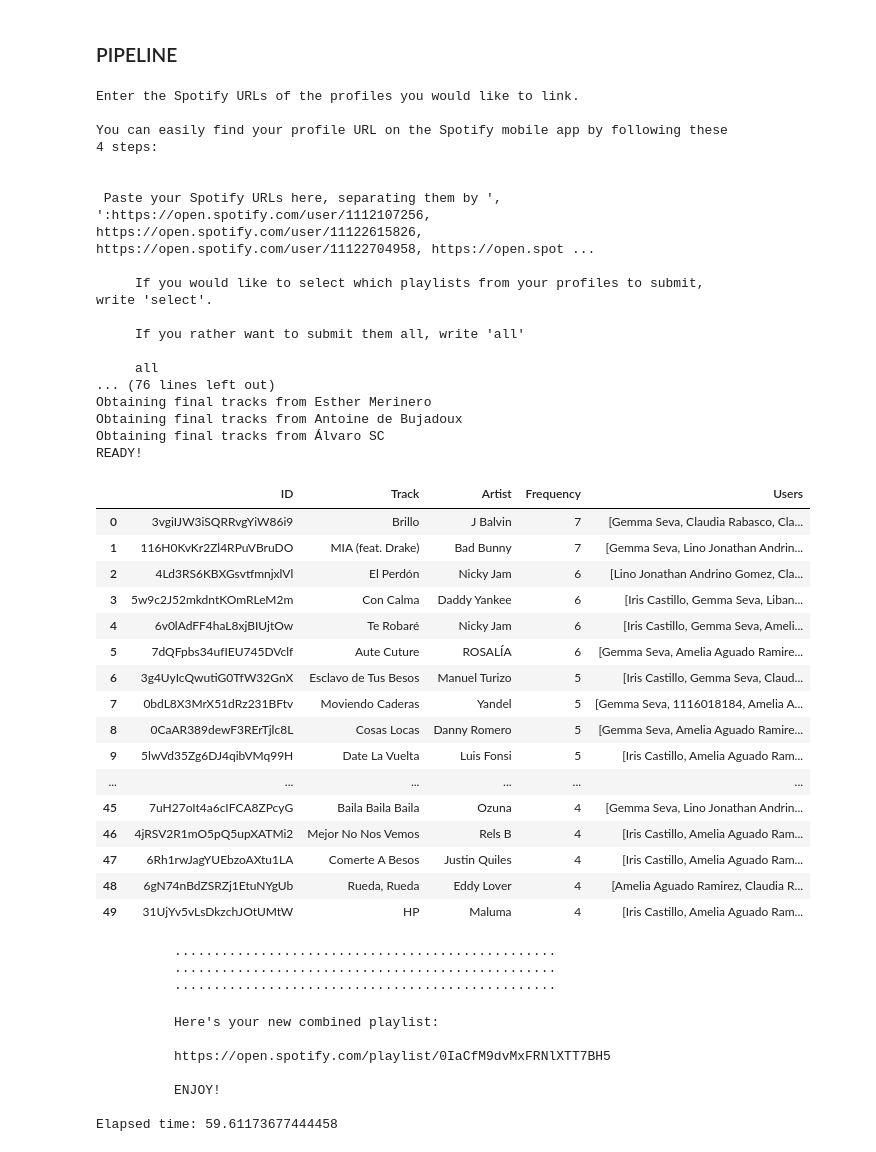
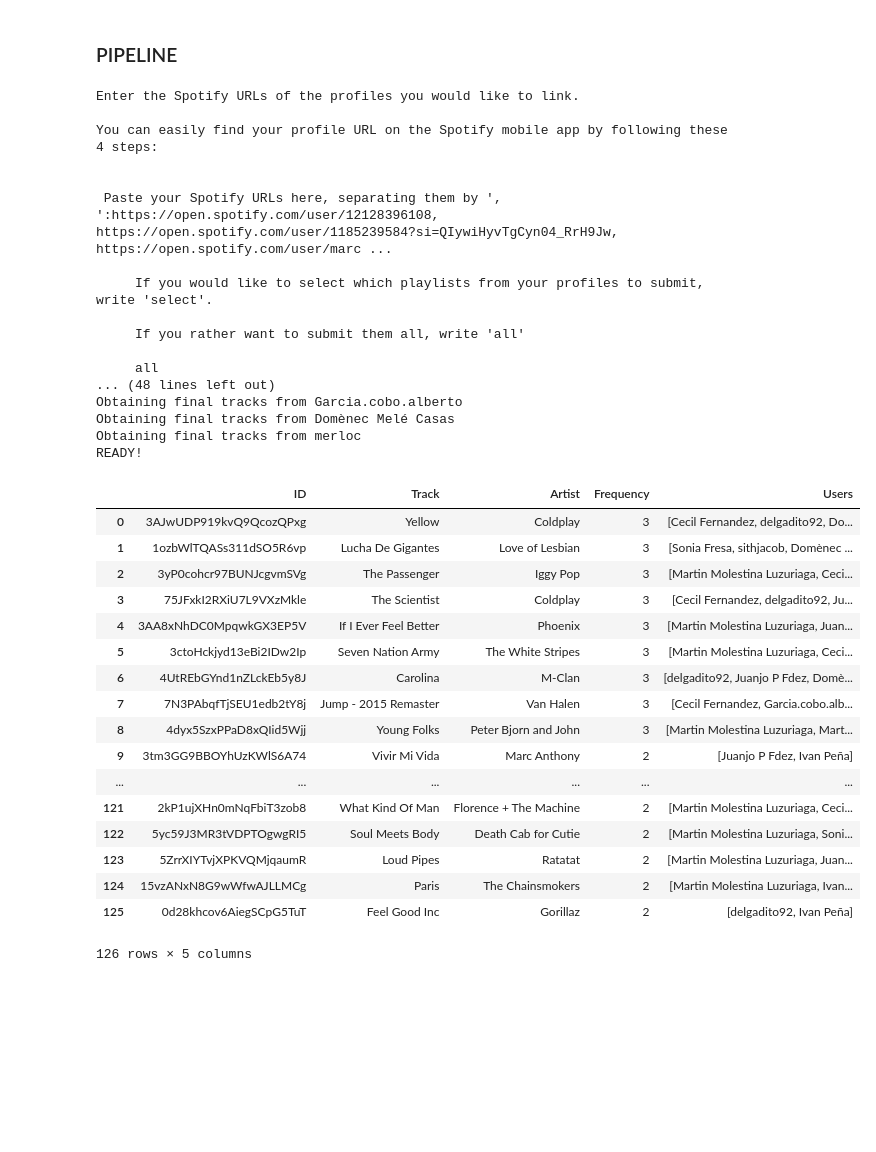
Before and after one commit to Juanjopf19/Ironhack-final-project--MMELT, a Jupyter notebook: PLIP_pipeline_V1.ipynb, the cells around one changed output. Saved outputs shown, nothing was run; the diff lists cells and outputs as text; code cells hidden in the pictures; blank space fills up the shorter version.

Commit message:
Projecto terminado y presentación lista

```diff
--- a/PLIP_pipeline_V1.ipynb
+++ b/PLIP_pipeline_V1.ipynb
@@ -403,7 +403,16 @@ def get_final_tracks(users_URIs, mygroup, start_time, user_playlists_tracks):
         if track_URI not in final_track_URIs_unique_all:
             final_track_URIs_unique_all.append(track_URI)
 
-    # La lista final va a tener como máximo 50 canciones:
+    # Creo otra lista con solo los temas que aparecen repetidos, para utilizarla
+    # después al mostrar el dataframe:
+
+    final_track_URIs_unique_repeated = []
+
+    for track in final_track_URIs_unique_all:
+        if final_track_URIs_pop.count(track) > 1:
+            final_track_URIs_unique_repeated.append(track)
+
+    # La lista final en Spotify va a tener como máximo 50 canciones:
 
     if len(final_track_URIs_unique_all) > 50:
         final_track_URIs_unique = final_track_URIs_unique_all[:50]
@@ -415,7 +424,7 @@ def get_final_tracks(users_URIs, mygroup, start_time, user_playlists_tracks):
 # Devuelvo el diccionario que relaciona URIs con nombres de temas y artistas, la lista de temas
 # finales con valores únicos, la lista de temas finales con repetidos, mygroup y start_time
 
-    return users_URIs, mygroup, start_time, final_tracks, final_track_URIs_pop, final_track_URIs_unique, user_playlists_tracks
+    return users_URIs, mygroup, start_time, final_tracks, final_track_URIs_pop, final_track_URIs_unique, user_playlists_tracks, final_track_URIs_unique_repeated
 # %% [markdown]
 ### CREATE DATAFRAME FOR DJ
 # %%
@@ -423,7 +432,7 @@ def get_final_tracks(users_URIs, mygroup, start_time, user_playlists_tracks):
 # su URI, nombre, artista y frecuencia.
 
 def create_dataframe(users_URIs, mygroup, start_time, final_tracks, final_track_URIs_pop,
-                     final_track_URIs_unique, user_playlists_tracks):
+                     final_track_URIs_unique, user_playlists_tracks, final_track_URIs_unique_repeated):
 
 # Creo listas que voy a utilizar como columnas en el dataframe
 
@@ -434,7 +443,7 @@ def create_dataframe(users_URIs, mygroup, start_time, final_tracks, final_track_
 # Obtengo los datos de la lista ordenada de URIs finales, buscando sus datos correspondientes
 # en el diccionario final_tracks, y contando la frecuencia de los temas en final_track_URIs_pop.
 
-    for URI in final_track_URIs_unique:
+    for URI in final_track_URIs_unique_repeated:
             tracks.append(final_tracks.get(URI)[0])
             artists.append(final_tracks.get(URI)[1])
             frequency.append(final_track_URIs_pop.count(URI))
@@ -445,7 +454,7 @@ def create_dataframe(users_URIs, mygroup, start_time, final_tracks, final_track_
 
     count = 0
 
-    for track_uri in final_track_URIs_unique:
+    for track_uri in final_track_URIs_unique_repeated:
         users.append([])
         for user_uri in user_playlists_tracks:
             for i in user_playlists_tracks[user_uri]:
@@ -459,8 +468,8 @@ def create_dataframe(users_URIs, mygroup, start_time, final_tracks, final_track_
 
 # Creo el dataframe
 
-    final_tracks_df = pd.DataFrame(data = [final_track_URIs_unique, tracks, artists, frequency, users],
-                                   columns = range(len(final_track_URIs_unique)),
+    final_tracks_df = pd.DataFrame(data = [final_track_URIs_unique_repeated, tracks, artists, frequency, users],
+                                   columns = range(len(final_track_URIs_unique_repeated)),
                                    index = ["ID", "Track", "Artist", "Frequency", "Users"]).T
 
     display(final_tracks_df)
@@ -518,60 +527,50 @@ def create_playlist(mygroup, start_time, final_track_URIs_unique):
 # %%
 if __name__ == '__main__':
 
     users_URIs = receive_users()
 
     users_URIs, users_playlists_names_URIs, mygroup = get_user_playlists(users_URIs)
 
     users_URIs, mygroup, start_time, user_playlists_tracks = save_playlists_tracks(users_URIs, users_playlists_names_URIs, mygroup)
 
-    users_URIs, mygroup, start_time, final_tracks, final_track_URIs_pop, final_track_URIs_unique, user_playlists_tracks = get_final_tracks(users_URIs, mygroup, start_time, user_playlists_tracks)
+    users_URIs, mygroup, start_time, final_tracks, final_track_URIs_pop, final_track_URIs_unique, user_playlists_tracks, final_track_URIs_unique_repeated = get_final_tracks(users_URIs, mygroup, start_time, user_playlists_tracks)
 
-    mygroup, start_time, final_track_URIs_unique = create_dataframe(users_URIs, mygroup, start_time, final_tracks, final_track_URIs_pop, final_track_URIs_unique, user_playlists_tracks)
+    mygroup, start_time, final_track_URIs_unique = create_dataframe(users_URIs, mygroup, start_time, final_tracks, final_track_URIs_pop, final_track_URIs_unique, user_playlists_tracks, final_track_URIs_unique_repeated)
 
     create_playlist(mygroup, start_time, final_track_URIs_unique)
 # %% [output]
 Enter the Spotify URLs of the profiles you would like to link.
 
 You can easily find your profile URL on the Spotify mobile app by following these 4 steps:
 
 
- Paste your Spotify URLs here, separating them by ', ':https://open.spotify.com/user/1112107256, https://open.spotify.com/user/11122615826, https://open.spotify.com/user/11122704958, https://open.spot ...
+ Paste your Spotify URLs here, separating them by ', ':https://open.spotify.com/user/12128396108, https://open.spotify.com/user/1185239584?si=QIywiHyvTgCyn04_RrH9Jw, https://open.spotify.com/user/marc ...
 
      If you would like to select which playlists from your profiles to submit, write 'select'.
 
      If you rather want to submit them all, write 'all'
 
      all
-... (76 lines left out)
-Obtaining final tracks from Esther Merinero
-Obtaining final tracks from Antoine de Bujadoux
-Obtaining final tracks from Álvaro SC
+... (48 lines left out)
+Obtaining final tracks from Garcia.cobo.alberto
+Obtaining final tracks from Domènec Melé Casas
+Obtaining final tracks from merloc
 READY!
 |  | ID | Track | Artist | Frequency | Users |
-| 0 | 3vgiIJW3iSQRRvgYiW86i9 | Brillo | J Balvin | 7 | [Gemma Seva, Claudia Rabasco, Cla... |
-| 1 | 116H0KvKr2Zl4RPuVBruDO | MIA (feat. Drake) | Bad Bunny | 7 | [Gemma Seva, Lino Jonathan Andrin... |
-| 2 | 4Ld3RS6KBXGsvtfmnjxlVl | El Perdón | Nicky Jam | 6 | [Lino Jonathan Andrino Gomez, Cla... |
-| 3 | 5w9c2J52mkdntKOmRLeM2m | Con Calma | Daddy Yankee | 6 | [Iris Castillo, Gemma Seva, Liban... |
-| 4 | 6v0lAdFF4haL8xjBIUjtOw | Te Robaré | Nicky Jam | 6 | [Iris Castillo, Gemma Seva, Ameli... |
-| 5 | 7dQFpbs34ufIEU745DVclf | Aute Cuture | ROSALÍA | 6 | [Gemma Seva, Amelia Aguado Ramire... |
-| 6 | 3g4UyIcQwutiG0TfW32GnX | Esclavo de Tus Besos | Manuel Turizo | 5 | [Iris Castillo, Gemma Seva, Claud... |
-| 7 | 0bdL8X3MrX51dRz231BFtv | Moviendo Caderas | Yandel | 5 | [Gemma Seva, 1116018184, Amelia A... |
-| 8 | 0CaAR389dewF3RErTjlc8L | Cosas Locas | Danny Romero | 5 | [Gemma Seva, Amelia Aguado Ramire... |
-| 9 | 5lwVd35Zg6DJ4qibVMq99H | Date La Vuelta | Luis Fonsi | 5 | [Iris Castillo, Amelia Aguado Ram... |
+| 0 | 3AJwUDP919kvQ9QcozQPxg | Yellow | Coldplay | 3 | [Cecil Fernandez, delgadito92, Do... |
+| 1 | 1ozbWlTQASs311dSO5R6vp | Lucha De Gigantes | Love of Lesbian | 3 | [Sonia Fresa, sithjacob, Domènec ... |
+| 2 | 3yP0cohcr97BUNJcgvmSVg | The Passenger | Iggy Pop | 3 | [Martin Molestina Luzuriaga, Ceci... |
+| 3 | 75JFxkI2RXiU7L9VXzMkle | The Scientist | Coldplay | 3 | [Cecil Fernandez, delgadito92, Ju... |
+| 4 | 3AA8xNhDC0MpqwkGX3EP5V | If I Ever Feel Better | Phoenix | 3 | [Martin Molestina Luzuriaga, Juan... |
+| 5 | 3ctoHckjyd13eBi2IDw2Ip | Seven Nation Army | The White Stripes | 3 | [Martin Molestina Luzuriaga, Ceci... |
+| 6 | 4UtREbGYnd1nZLckEb5y8J | Carolina | M-Clan | 3 | [delgadito92, Juanjo P Fdez, Domè... |
+| 7 | 7N3PAbqfTjSEU1edb2tY8j | Jump - 2015 Remaster | Van Halen | 3 | [Cecil Fernandez, Garcia.cobo.alb... |
+| 8 | 4dyx5SzxPPaD8xQIid5Wjj | Young Folks | Peter Bjorn and John | 3 | [Martin Molestina Luzuriaga, Mart... |
+| 9 | 3tm3GG9BBOYhUzKWlS6A74 | Vivir Mi Vida | Marc Anthony | 2 | [Juanjo P Fdez, Ivan Peña] |
 | ... | ... | ... | ... | ... | ... |
-| 45 | 7uH27oIt4a6cIFCA8ZPcyG | Baila Baila Baila | Ozuna | 4 | [Gemma Seva, Lino Jonathan Andrin... |
-| 46 | 4jRSV2R1mO5pQ5upXATMi2 | Mejor No Nos Vemos | Rels B | 4 | [Iris Castillo, Amelia Aguado Ram... |
-| 47 | 6Rh1rwJagYUEbzoAXtu1LA | Comerte A Besos | Justin Quiles | 4 | [Iris Castillo, Amelia Aguado Ram... |
-| 48 | 6gN74nBdZSRZj1EtuNYgUb | Rueda, Rueda | Eddy Lover | 4 | [Amelia Aguado Ramirez, Claudia R... |
-| 49 | 31UjYv5vLsDkzchJOtUMtW | HP | Maluma | 4 | [Iris Castillo, Amelia Aguado Ram... |
+| 121 | 2kP1ujXHn0mNqFbiT3zob8 | What Kind Of Man | Florence + The Machine | 2 | [Martin Molestina Luzuriaga, Ceci... |
+| 122 | 5yc59J3MR3tVDPTOgwgRI5 | Soul Meets Body | Death Cab for Cutie | 2 | [Martin Molestina Luzuriaga, Soni... |
+| 123 | 5ZrrXIYTvjXPKVQMjqaumR | Loud Pipes | Ratatat | 2 | [Martin Molestina Luzuriaga, Juan... |
+| 124 | 15vzANxN8G9wWfwAJLLMCg | Paris | The Chainsmokers | 2 | [Martin Molestina Luzuriaga, Ivan... |
+| 125 | 0d28khcov6AiegSCpG5TuT | Feel Good Inc | Gorillaz | 2 | [delgadito92, Ivan Peña] |
-          ·················································
-          ·················································
-          ·················································
-
-          Here's your new combined playlist:
-
-          https://open.spotify.com/playlist/0IaCfM9dvMxFRNlXTT7BH5
-
-          ENJOY!
-
-Elapsed time: 59.61173677444458
+126 rows × 5 columns
```
Also changed, not shown: parts of 2 cells of this notebook, 3 other files.
